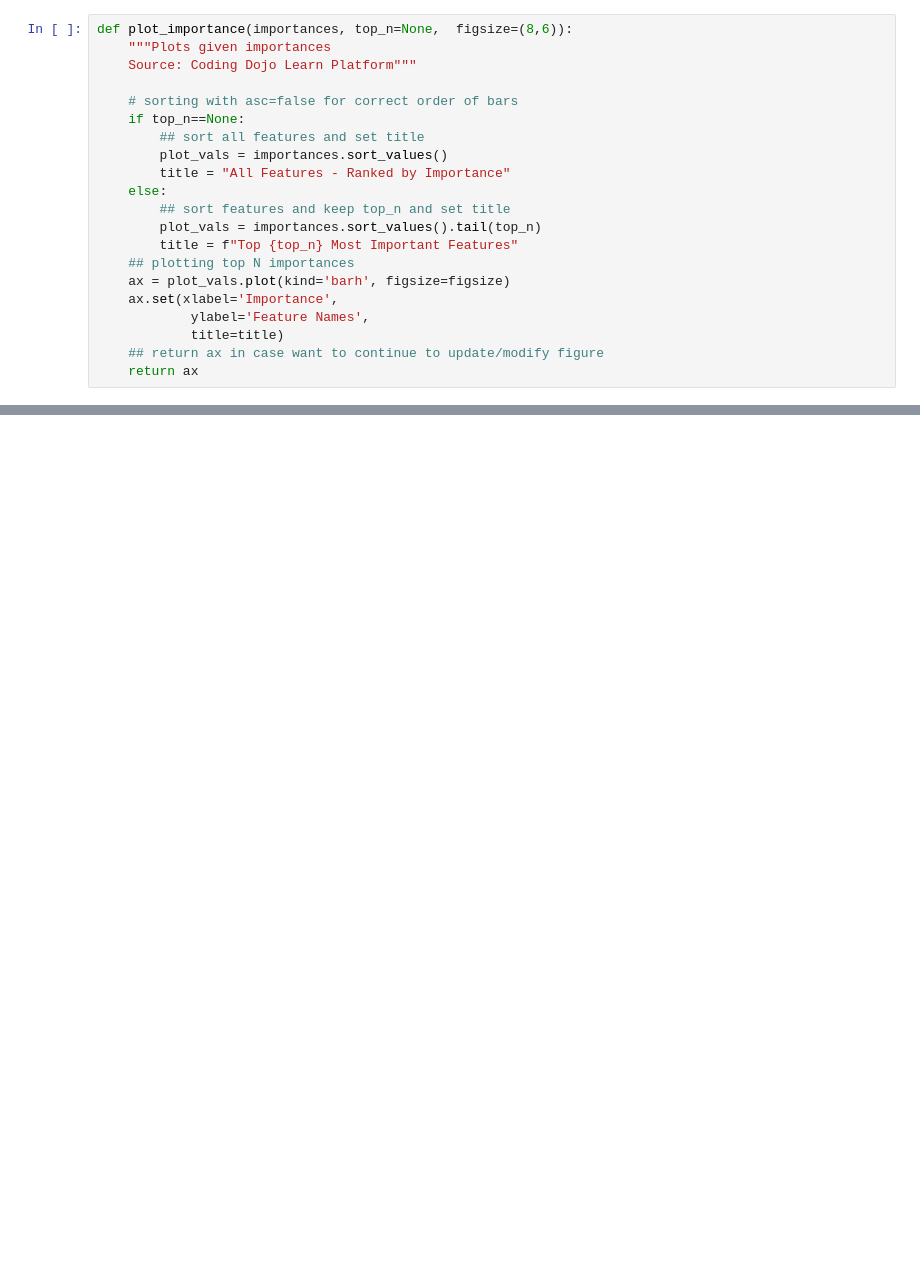
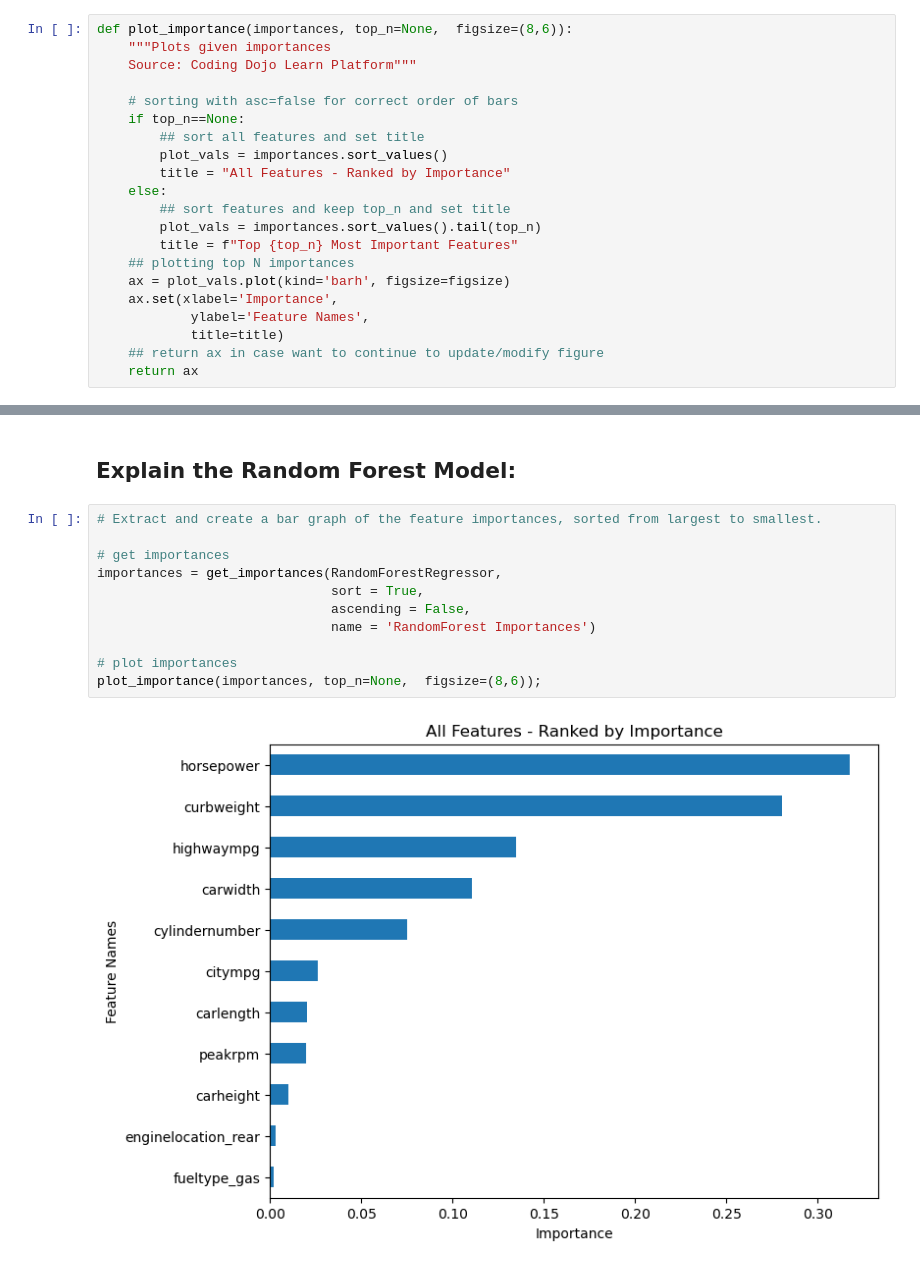
Before and after one commit to hawkeyedatatsai/Chicago-Crime-Data, a Jupyter notebook: Data Visualization MockExam.ipynb, the cells around one changed output, grey strips where cells are left out. Cells and saved outputs as stored; diff of their text form; blank space fills up the shorter version.

```diff
--- a/Data Visualization MockExam.ipynb
+++ b/Data Visualization MockExam.ipynb
@@ -144,0 +277,15 @@ def plot_importance(importances, top_n=None,  figsize=(8,6)):
+# %% [markdown]
+## Explain the Random Forest Model:
+# %%
+# Extract and create a bar graph of the feature importances, sorted from largest to smallest.
+
+# get importances
+importances = get_importances(RandomForestRegressor,
+                              sort = True,
+                              ascending = False,
+                              name = 'RandomForest Importances')
+
+# plot importances
+plot_importance(importances, top_n=None,  figsize=(8,6));
+# %% [output]
+[figure, added]
```
Also changed, not shown: parts of 26 cells of this notebook, 4 other files.
